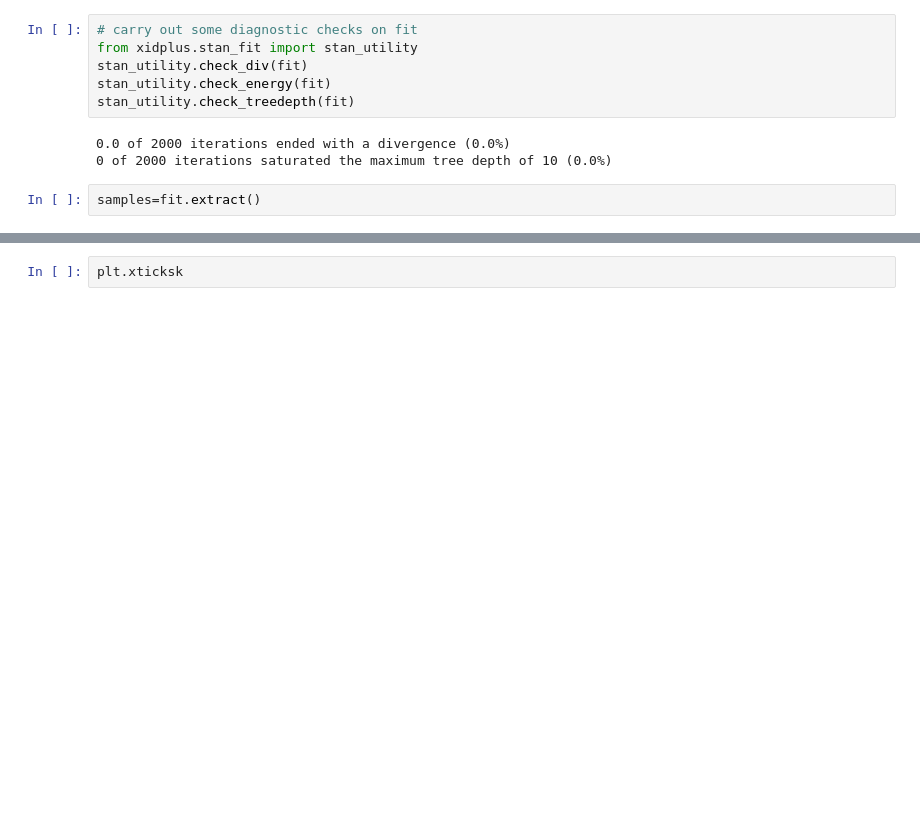
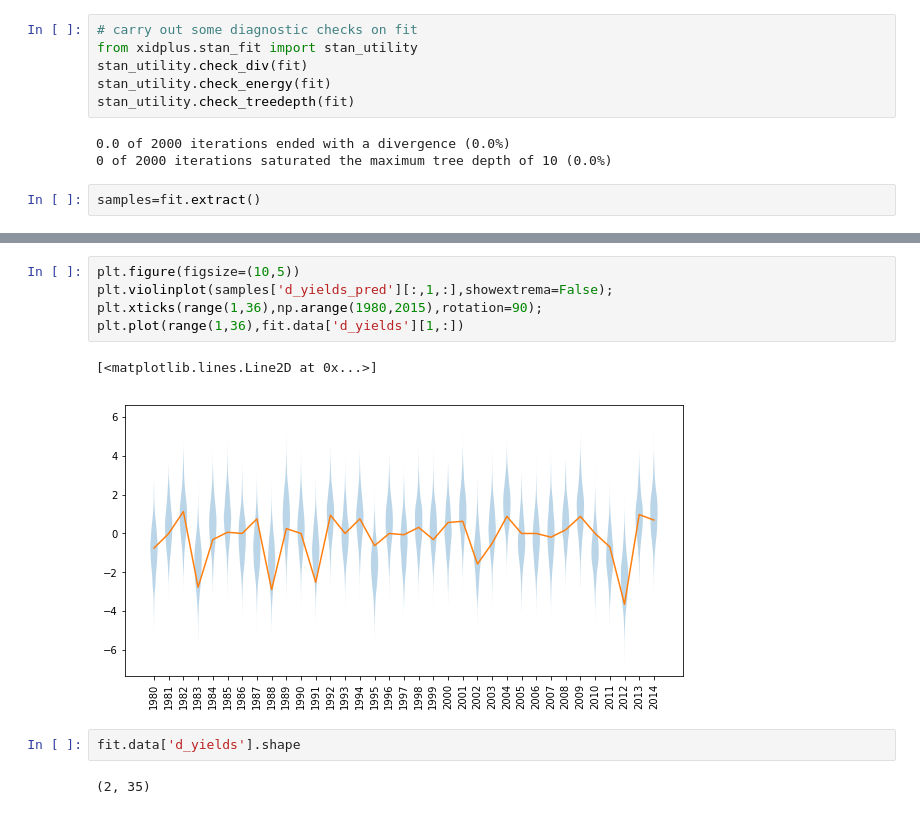
Before and after one commit to DataJavelin/FACYnation, a Jupyter notebook: Bayesian_MSM.ipynb, the cells around one changed output, grey strips where cells are left out. Saved outputs shown, nothing was run; the diff lists cells and outputs as text; blank space fills up the shorter version.

```diff
--- a/Bayesian_MSM.ipynb
+++ b/Bayesian_MSM.ipynb
@@ -112,2 +88,12 @@ plt.xticks(range(1,13),maize_temp.columns[1:]);
-# %%
-plt.xticksk
+# %%
+plt.figure(figsize=(10,5))
+plt.violinplot(samples['d_yields_pred'][:,1,:],showextrema=False);
+plt.xticks(range(1,36),np.arange(1980,2015),rotation=90);
+plt.plot(range(1,36),fit.data['d_yields'][1,:])
+# %% [output]
+[<matplotlib.lines.Line2D at 0x...>]
+[figure, added]
+# %%
+fit.data['d_yields'].shape
+# %% [output]
+(2, 35)
```
Also changed, not shown: parts of 10 cells of this notebook.
